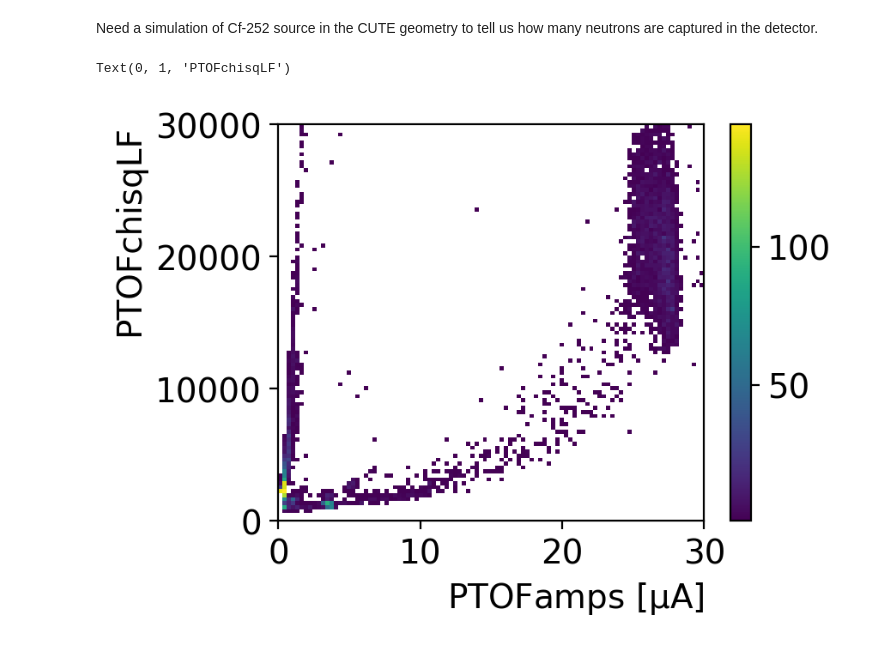
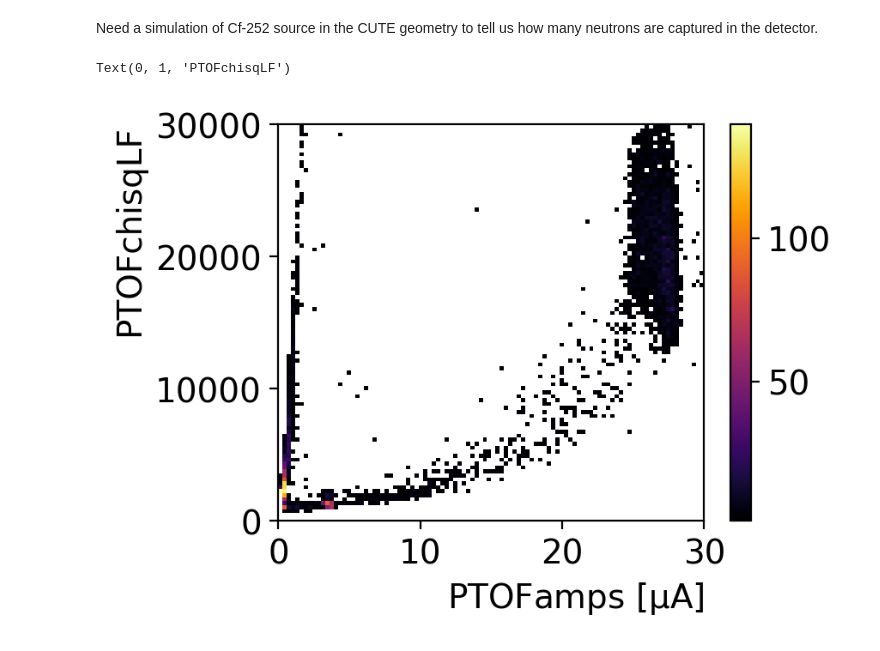
Before and after one commit to perry5334/CDMS, a Jupyter notebook: notebooks/CUTE/Ge71_Lines/Ge71_Activation_Lines.ipynb, the cells around one changed output. Cells and saved outputs as stored; diff of their text form; code cells hidden in the pictures.

Commit message:
Small tweaks to stylesheets. Added setup script which contains commonly used functions.

```diff
--- a/notebooks/CUTE/Ge71_Lines/Ge71_Activation_Lines.ipynb
+++ b/notebooks/CUTE/Ge71_Lines/Ge71_Activation_Lines.ipynb
@@ -1,13 +1,20 @@
 # %%
 import cdms
 import numpy as np
-import os
+import os, sys
 from ROOT import *
 from cats.cdataframe import CDataFrame
 from CDMSDataCatalog import CDMSDataCatalog
 import supercuts
 
 import matplotlib.pyplot as plt
-plt.style.use("/scratch/user/perry5334/CDMS/scripts/stylesheets/steel_reduced.mplstyle")
+%matplotlib inline
+
+CDMS = os.environ["CDMS"] # set in .bash_profile
+stylesheet = os.path.join(CDMS,"scripts","stylesheets","steel.mplstyle")
+plt.style.use(stylesheet)
+
+sys.path.append(os.path.join(os.path.join(CDMS,"scripts")))
+import setup
 # %% [output]
 Welcome to JupyROOT 6.28/10
@@ -47,15 +58,15 @@ Need a simulation of Cf-252 source in the CUTE geometry to tell us how many neut
 ## Identify series list and pull data from data catalog
 ## Z1 held at 50V bias.
 
-#series_list=['23231216_013604', '23231216_043946', '23231216_100125', '23231216_145300', '23231216_182937', '23231216_194929', '23231216_211119', '23231216_233807',
-#             '23231217_135018', '23231217_171613', '23231217_212512', '23231218_093255', '23231218_152721', '23231218_190035', '23231218_223530', '23231219_034952',
-#             '23231219_110331', '23231219_184002', '23231216_115012', '23231220_012745'] # Ge calibration
+series_list=['23231216_013604', '23231216_043946', '23231216_100125', '23231216_145300', '23231216_182937', '23231216_194929', '23231216_211119', '23231216_233807',
+             '23231217_135018', '23231217_171613', '23231217_212512', '23231218_093255', '23231218_152721', '23231218_190035', '23231218_223530', '23231219_034952',
+             '23231219_110331', '23231219_184002', '23231216_115012', '23231220_012745'] # Ge calibration
 
-series_list=['23240109_075338', '23240109_021236', '23240108_203134', '23240102_125359', '23240102_071256', '23240102_013155', '23231226_201731', '23231221_101235',
-             '23231221_090636', '23231221_084447', '23231221_015705', '23231220_190923', '23231220_122140', '23231220_053358', '23231220_012745', '23231219_184002',
-             '23231219_110331', '23231219_034952', '23231218_223530', '23231218_190035', '23231218_152721', '23231218_093255', '23231218_024511', '23231217_212512',
-             '23231217_171613', '23231217_171055', '23231217_135018', '23231216_233807', '23231216_211119', '23231216_194929', '23231216_182937', '23231216_173436',
-             '23231216_145300', '23231216_115012', '23231216_100125', '23231216_043946', '23231216_013604']
+#series_list=['23240109_075338', '23240109_021236', '23240108_203134', '23240102_125359', '23240102_071256', '23240102_013155', '23231226_201731', '23231221_101235',
+#             '23231221_090636', '23231221_084447', '23231221_015705', '23231220_190923', '23231220_122140', '23231220_053358', '23231220_012745', '23231219_184002',
+#             '23231219_110331', '23231219_034952', '23231218_223530', '23231218_190035', '23231218_152721', '23231218_093255', '23231218_024511', '23231217_212512',
+#             '23231217_171613', '23231217_171055', '23231217_135018', '23231216_233807', '23231216_211119', '23231216_194929', '23231216_182937', '23231216_173436',
+#             '23231216_145300', '23231216_115012', '23231216_100125', '23231216_043946', '23231216_013604']
 
 dc = CDMSDataCatalog().findData(
     Facility    = "CUTE",
@@ -71,10 +82,10 @@ det = 1 # detector number
 df = CDataFrame("rqDir/zip"+str(det), filepath, friends = [[x+":rqDir/eventTree" for x in filepath]])
 # %%
 ## Apply some basic data quality filters and get the RQs you're interested in
-#logfile = '"cute_tower3testing.log"'
-#df = df.Define("LEDLogFile", logfile)
-#df = df.CDefine("LEDOn", supercuts.ledOn_old, ["EventTime", "LEDLogFile"])
-#df = df.Filter("!LEDOn")
+logfile = '"cute_tower3testing.log"'
+df = df.Define("LEDLogFile", logfile)
+df = df.CDefine("LEDOn", supercuts.ledOn_old, ["EventTime", "LEDLogFile"])
+df = df.Filter("!LEDOn")
 df_filtered = df.Filters(["TriggerType == 1", "TriggerDetectorNum=="+str(det), "PTOFamps>0"])
 # %%
 RQs = (["PTOFamps","PTOFchisqLF", "PTOFdelay", "EventNumber"] +
@@ -83,15 +94,15 @@ df_rqs = df_filtered.AsNumpy(RQs)
 # %%
 ## Have a look at the PTOFamps vs chisq to make more cuts
 
 plt.figure(figsize=(4,3), dpi=200)
 plt.hist2d(df_rqs["PTOFamps"]*1e6,df_rqs["PTOFchisqLF"],bins=(np.linspace(0, 30, 101),np.linspace(0, 30e3, 101)),cmin=1e-7,cmax=200)
 plt.colorbar()
 plt.xlim(0,30)
 
-plt.xlabel(r"PTOFamps [$\mathrm{\mu A}$]", loc = 'right')
-plt.ylabel("PTOFchisqLF", loc = 'top')
+plt.xlabel(r"PTOFamps [$\mathrm{\mu A}$]")
+plt.ylabel("PTOFchisqLF")
 # %% [output]
 Text(0, 1, 'PTOFchisqLF')
-[figure, old version]
+[figure, new version]
 # %%
 plt.figure(figsize=(4,3), dpi=200)
```
Also changed, not shown: parts of 7 cells of this notebook, 4 other files.
